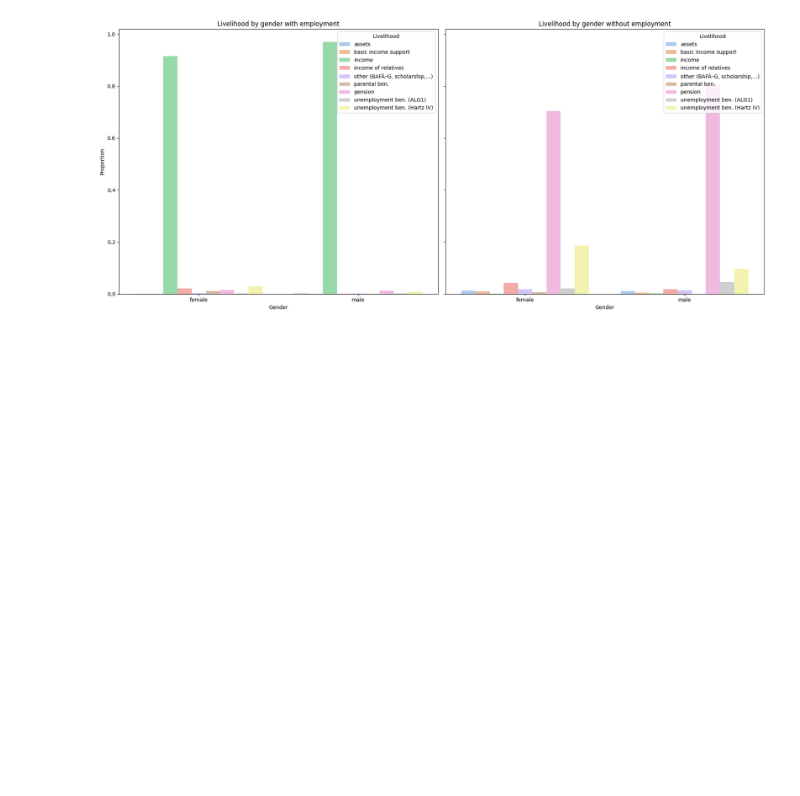
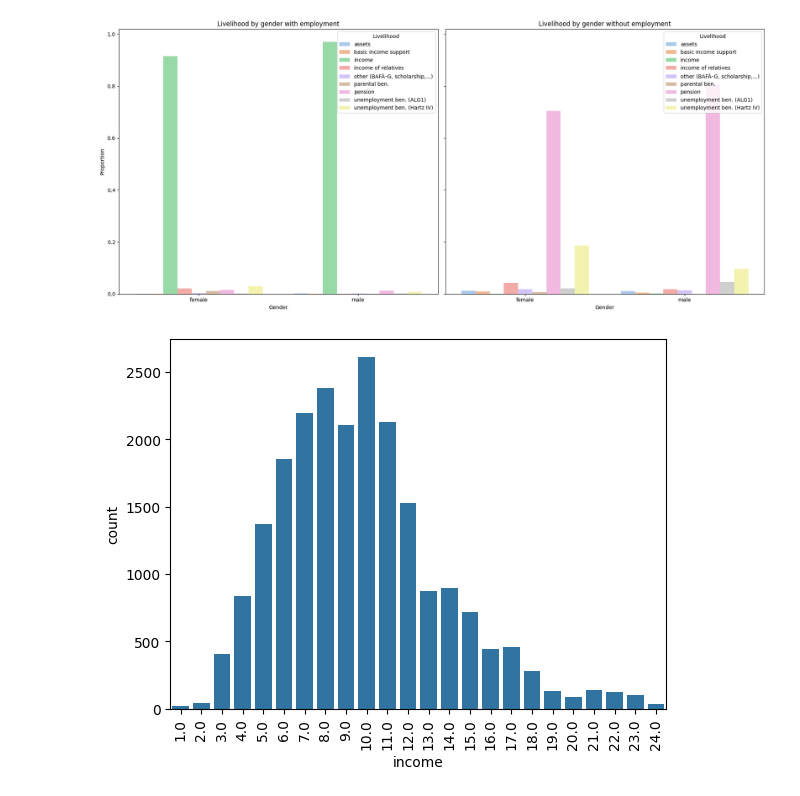
Before and after one commit to metropolisjenensis/Probabilistic-Machine-Learning_lecture-PROJECTS, a Jupyter notebook: projects/13-3NTXXXX_microcensus_income/notebooks/preparation.ipynb, the cells around one changed output. Cells and saved outputs as stored; diff of their text form; code cells hidden in the pictures; blank space fills up the shorter version.

```diff
--- a/projects/13-3NTXXXX_microcensus_income/notebooks/preparation.ipynb
+++ b/projects/13-3NTXXXX_microcensus_income/notebooks/preparation.ipynb
@@ -121,3 +122,14 @@ plt.tight_layout()
 plt.show()
 # %% [output]
 [figure]
+# %%
+df_income = df["income"].copy()
+
+mask_income = df["income"].isin([50,99,90])
+df_income = df_income[~mask_income].to_frame()
+# %%
+sns.countplot(data=df_income, x = "income")
+plt.xticks(rotation=90)
+plt.show()
+# %% [output]
+[figure, added]
```
Also changed, not shown: parts of 1 cell of this notebook.
